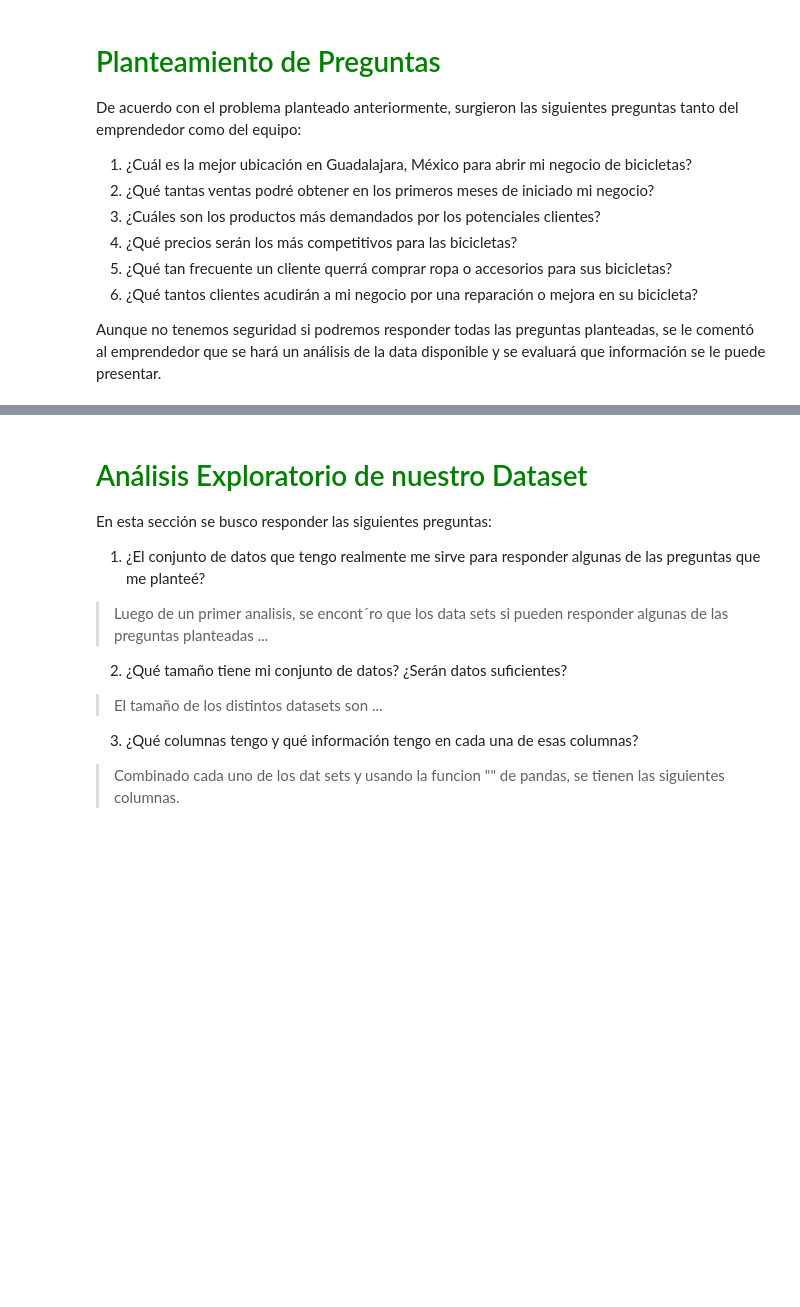
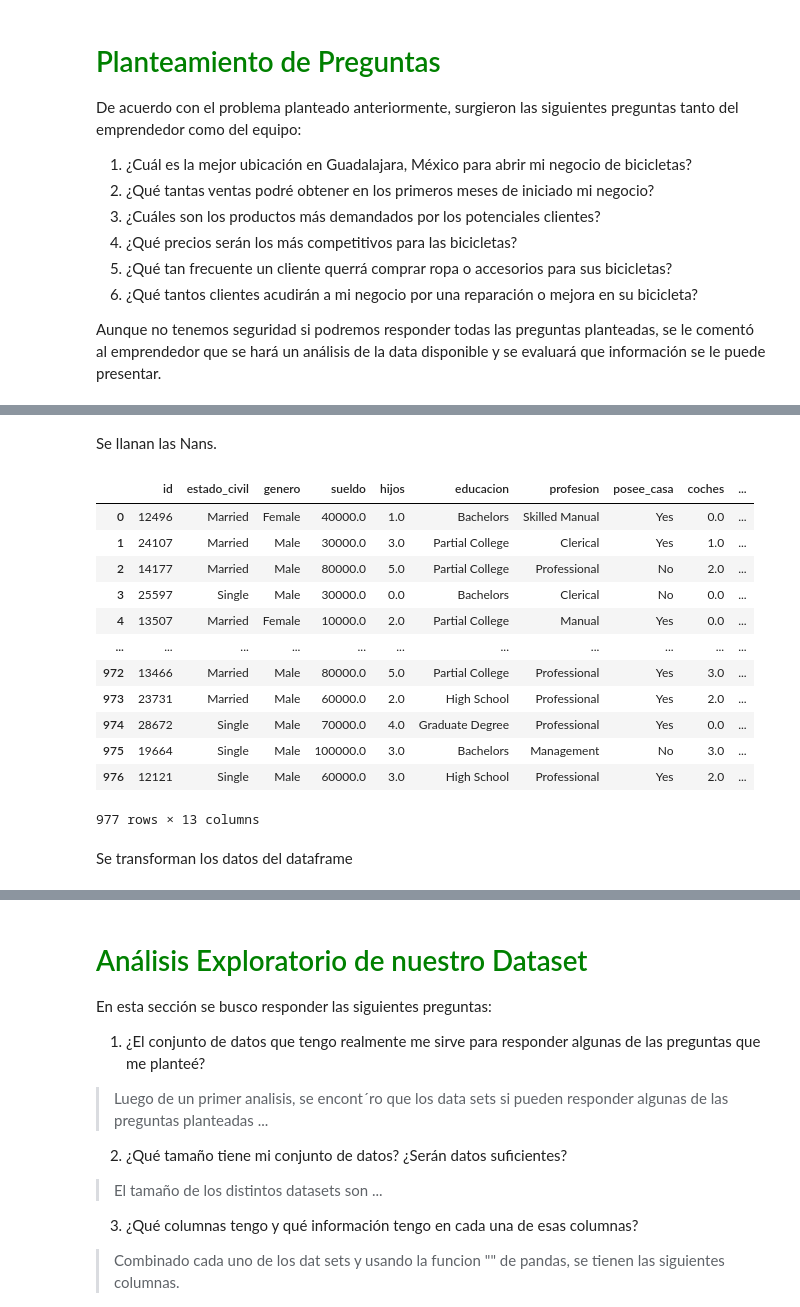
Before and after one commit to hvasquez28/g1-ds_santander-f2-team7-Phyton, a Jupyter notebook: Entrega_Final_Procesamiento_DanielTapia_LuisZanabria_NorbertoPena_HaroldVasquez/ProyectoPhytonGrupo7.ipynb, the cells around one changed output, grey strips where cells are left out. Cells and saved outputs as stored; diff of their text form; code cells hidden in the pictures; blank space fills up the shorter version.

```diff
--- a/Entrega_Final_Procesamiento_DanielTapia_LuisZanabria_NorbertoPena_HaroldVasquez/ProyectoPhytonGrupo7.ipynb
+++ b/Entrega_Final_Procesamiento_DanielTapia_LuisZanabria_NorbertoPena_HaroldVasquez/ProyectoPhytonGrupo7.ipynb
@@ -59,0 +85,7 @@ Los distintos datasets que se usaron en este proyecto se obtuvieron ...
+# %%
+compradores.dtypes #Se tienen flotantes que deberian de ser enteros.
+compradores.shape #Se tienen 1000 entradas y 13 columnas.
+compradores.columns # ID, Marital S, Gender, Income, Children, Education, Occupation, Home Owner, Cars, Commute Distance, Region, Age, purchase bike
+compradores.head() # Se observan NaN
+compradores.tail()
+c=list(compradores.columns)
@@ -59,0 +100,16 @@ Los distintos datasets que se usaron en este proyecto se obtuvieron ...
+# %%
+comp_names = {c[0]:'id_comprador',
+              c[1]:'estado_civil',
+              c[2]:'genero',
+              c[3]:'sueldo',
+              c[4]:'hijos',
+              c[5]:'educacion',
+              c[6]:"profesion",
+              c[7]:"posee_casa",
+              c[8]:'coches',
+              c[9]:'distancia_d_viaje',
+              c[10]:'estado',
+              c[11]:'edad',
+              c[12]:'bicicleta_adquirida'}
+# %%
+compradores= compradores.rename(columns=comp_names) #Se renombran columnas para que el leector tenga una mayor comprenhesion de las columnas.
@@ -59,0 +141,27 @@ Los distintos datasets que se usaron en este proyecto se obtuvieron ...
+# %% [markdown]
+Se llanan las Nans.
+# %%
+compradores[['hijos','coches']] = compradores[['hijos','coches']].fillna(0)
+compradores['estado_civil'] = compradores['estado_civil'].fillna('Single')
+compradores['posee_casa'] = compradores['posee_casa'].fillna('No')
+compradores =compradores.dropna(how='any')
+#numero_nans(compradores)
+compradores = compradores.reset_index(drop=True) #Nos queda un data frame con el 97.7% de nuestro conjunto de datos inicial.
+# %%
+compradores
+# %% [output]
+|  | id | estado_civil | genero | sueldo | hijos | educacion | profesion | posee_casa | coches | ... |
+| 0 | 12496 | Married | Female | 40000.0 | 1.0 | Bachelors | Skilled Manual | Yes | 0.0 | ... |
+| 1 | 24107 | Married | Male | 30000.0 | 3.0 | Partial College | Clerical | Yes | 1.0 | ... |
+| 2 | 14177 | Married | Male | 80000.0 | 5.0 | Partial College | Professional | No | 2.0 | ... |
+| 3 | 25597 | Single | Male | 30000.0 | 0.0 | Bachelors | Clerical | No | 0.0 | ... |
+| 4 | 13507 | Married | Female | 10000.0 | 2.0 | Partial College | Manual | Yes | 0.0 | ... |
+| ... | ... | ... | ... | ... | ... | ... | ... | ... | ... | ... |
+| 972 | 13466 | Married | Male | 80000.0 | 5.0 | Partial College | Professional | Yes | 3.0 | ... |
+| 973 | 23731 | Married | Male | 60000.0 | 2.0 | High School | Professional | Yes | 2.0 | ... |
+| 974 | 28672 | Single | Male | 70000.0 | 4.0 | Graduate Degree | Professional | Yes | 0.0 | ... |
+| 975 | 19664 | Single | Male | 100000.0 | 3.0 | Bachelors | Management | No | 3.0 | ... |
+| 976 | 12121 | Single | Male | 60000.0 | 3.0 | High School | Professional | Yes | 2.0 | ... |
+977 rows × 13 columns
+# %% [markdown]
+Se transforman los datos del dataframe
```
Also changed, not shown: parts of 25 cells of this notebook.
